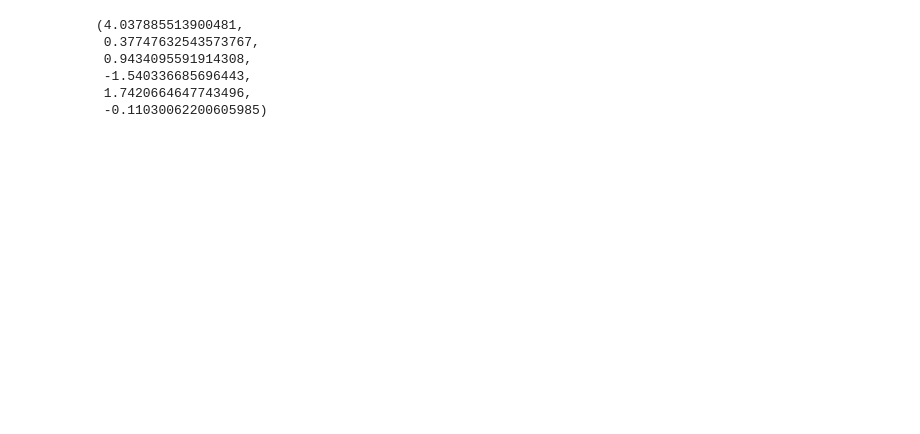
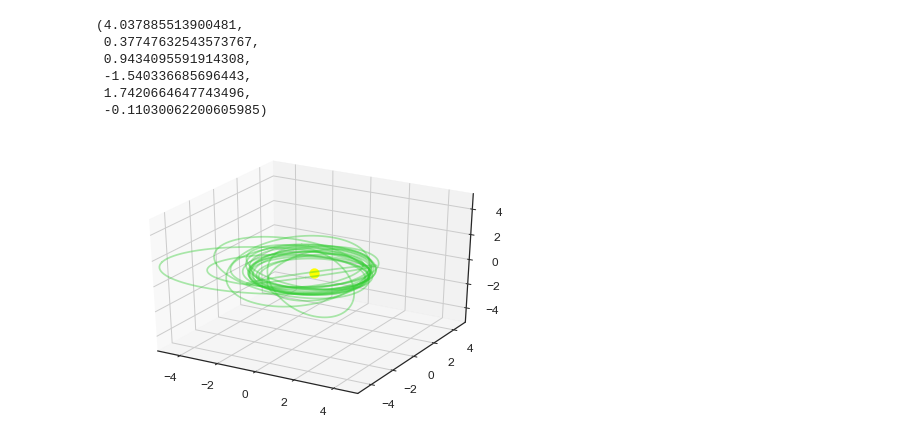
Before and after one commit to pblankley/itf_linking, a Jupyter notebook: linkitf/orbit_fitting.ipynb, the cells around one changed output. Saved outputs shown, nothing was run; the diff lists cells and outputs as text; code cells hidden in the pictures; blank space fills up the shorter version.

Commit message:
add quick orbit vis

```diff
--- a/linkitf/orbit_fitting.ipynb
+++ b/linkitf/orbit_fitting.ipynb
@@ -621,0 +770,35 @@ util.pbasis_to_elements(coc_orbfits[133],(1,0,1))
+# %%
+rc = np.random.randint(len(coc_orbfits), size=20)
+orb_elements = np.array([c[:5] for c in coc_orbfits[rc,:]])
+
+# Setup the plot
+fig = plt.figure()
+ax = fig.gca(projection='3d')
+
+plotPlanets(ax,util.lunation_center(-14))
+# Eccentric anomaly (full range)
+E = np.linspace(-np.pi, np.pi, 100)
+
+# Plot the given orbits
+for i, orbit in enumerate(orb_elements):
+    a, e, I, peri, node = orbit
+
+    # Take extra steps in E if the orbit is very large
+    if a > 50:
+        E = np.linspace(-np.pi, np.pi, (a/20.0)*100)
+
+    # Get the orbit in the cartesian space
+    x, y, z = orbitalElements2Cartesian(a, e, I, peri, node, E)
+
+    # Plot orbits
+    ax.plot(x, y, z, c='#32CD32',alpha=0.4)
+
+# Add limits (in AU)
+ax.set_xlim3d(-5,5)
+ax.set_ylim3d(-5,5)
+ax.set_zlim3d(-5,5)
+
+plt.tight_layout()
+plt.show()
+# %% [output]
+[figure, added]
```
Also changed, not shown: parts of 3 cells of this notebook, 1 other file.
